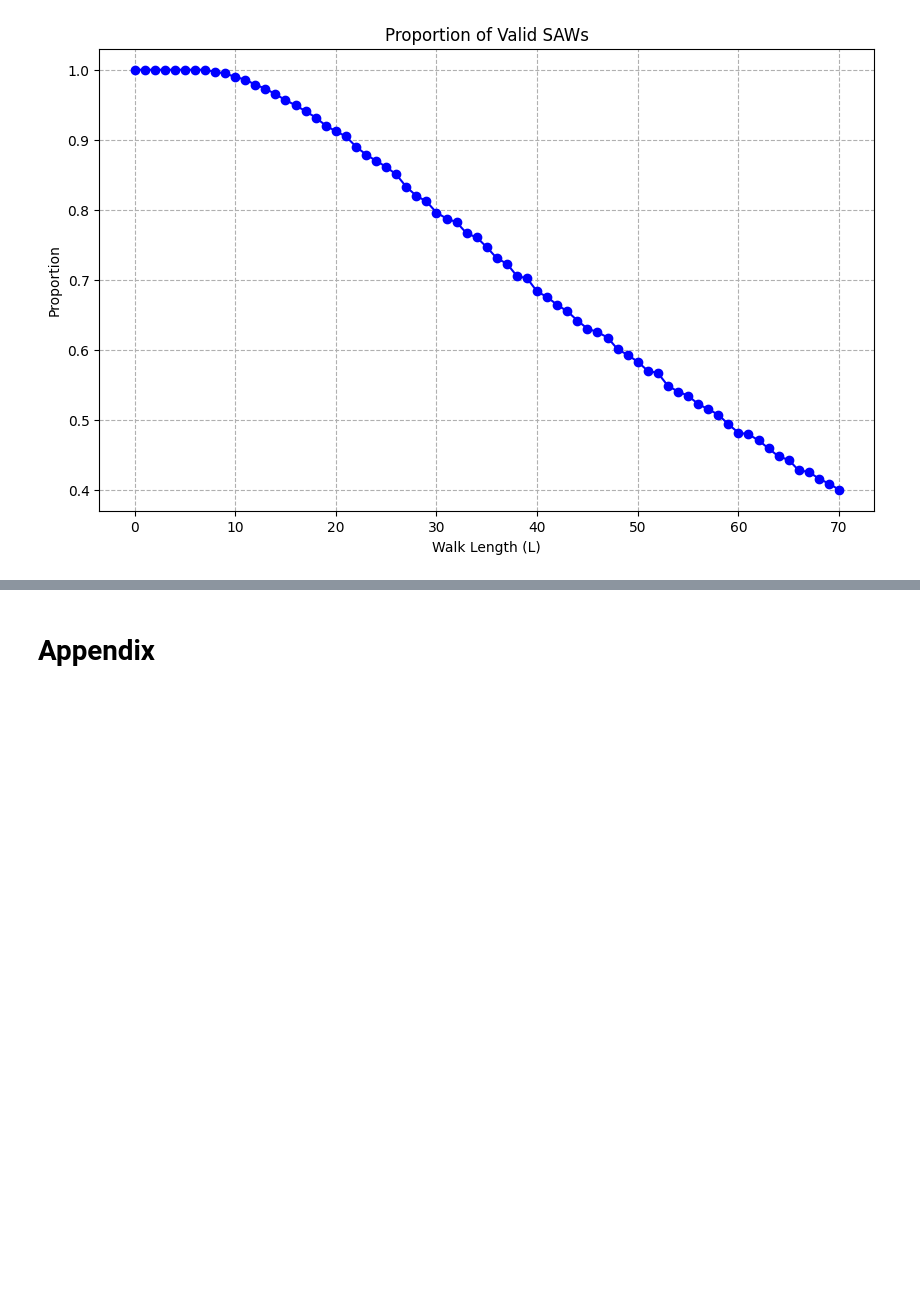
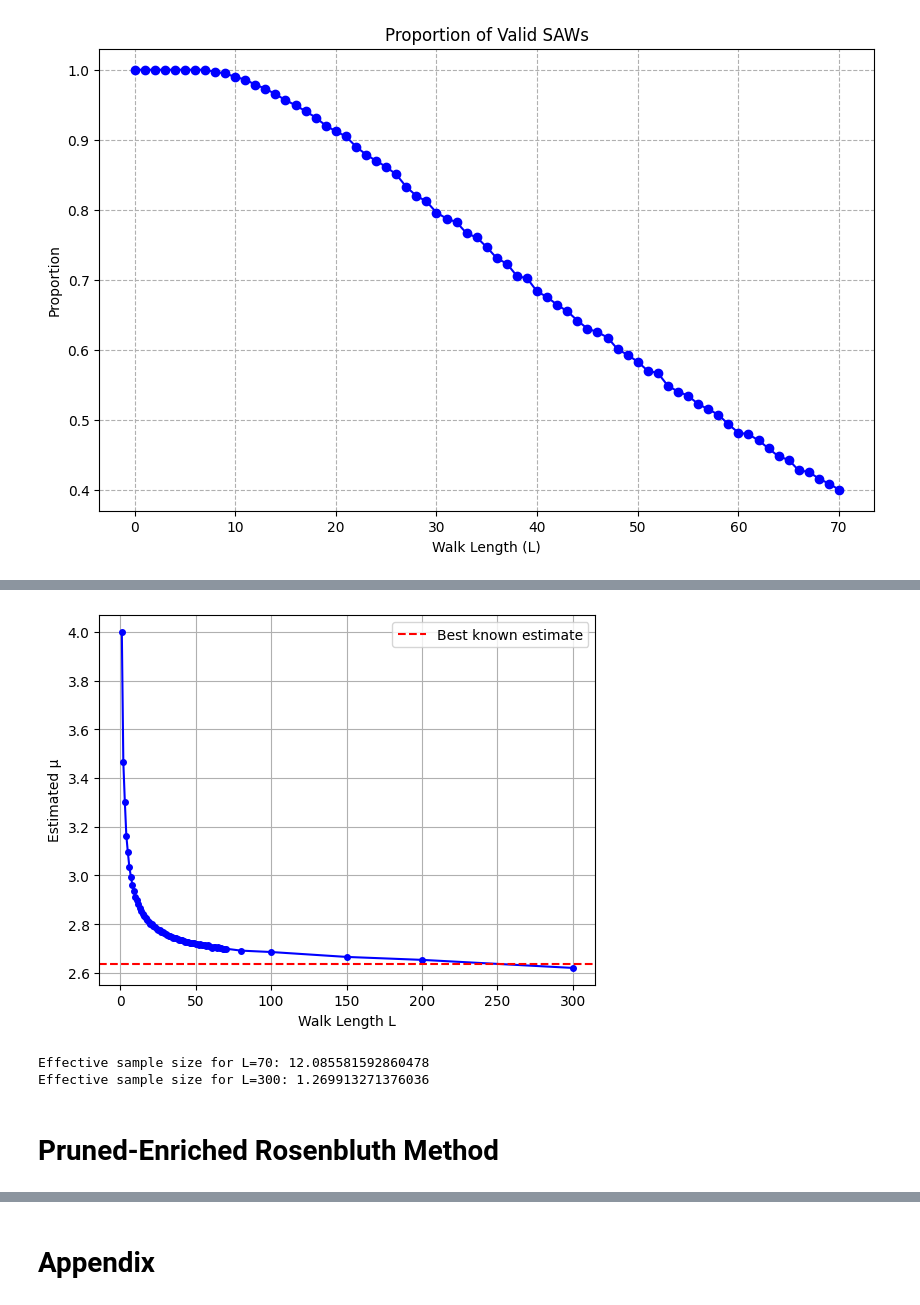
Before and after one commit to lebready/pathy-mcavoidy, a Jupyter notebook: SAW_Project.ipynb, the cells around one changed output, grey strips where cells are left out. Drawn from its saved outputs; the diff is of its cells as text; code cells hidden in the pictures; blank space fills up the shorter version.

```diff
--- a/SAW_Project.ipynb
+++ b/SAW_Project.ipynb
@@ -384,6 +318,11 @@ L = 70  # Walk length
 N = 30000  # Number of Monte Carlo trials
 results = [simulate_monte_carlo_ii(i, N) for i in range(0, L + 1)]
 true_values = all_true_values[:71]
+# %%
+# Calculate mu
+Ls = np.array([i for i in range(1, L + 1)])
+log_cL = np.array([math.log(result[0]) for result in results[1:]]) # Skip L=0, and use math.log as np.log will overflow
+mu_estimates = np.exp(log_cL / Ls)
 # %%
 np_results = np.array(results)
 results_count = np_results[:,0]
@@ -498,0 +369,41 @@ Estimated c_10: 16268.0
+# %%
+# Lets generate a few more SAWs with higher Ls
+more_Ls = [80, 100, 150, 200, 300] # Walk length
+N = 30000  # Number of Monte Carlo trials
+more_results = [simulate_monte_carlo_ii(i, N) for i in Ls]
+# %%
+# Calculate mu
+more_Ls = np.array(more_Ls)
+more_log_cL = np.array([math.log(result[0]) for result in more_results]) # Skip L=0, and use math.log as np.log will overflow
+more_mu_estimates = np.exp(more_log_cL / more_Ls)
+
+# concatencate the results
+Ls = np.concatenate((Ls, more_Ls))
+mu_estimates = np.concatenate((mu_estimates, more_mu_estimates))
+# %%
+plt.plot(Ls, mu_estimates, marker='o', linestyle='-', color='blue', markersize=4)
+plt.axhline(2.638, color='r', linestyle='--', label='Best known estimate')
+plt.xlabel("Walk Length L")
+plt.ylabel("Estimated μ")
+plt.legend()
+plt.grid()
+plt.show()
+# %% [output]
+[figure, added]
+# %%
+# Effective Sample size
+weights_70 = results[-1][2]
+weights_70 = 1/weights_70[weights_70 != 0]
+ess_70 = np.sum(weights_70)**2 / np.sum(weights_70**2)
+
+weights_300 = more_results[-1][2]
+weights_300 = 1/weights_300[weights_300 != 0]
+ess_300 = np.sum(weights_300)**2 / np.sum(weights_300**2)
+
+print(f"Effective sample size for L=70: {ess_70}")
+print(f"Effective sample size for L=300: {ess_300}")
+# %% [output]
+Effective sample size for L=70: 12.085581592860478
+Effective sample size for L=300: 1.269913271376036
+# %% [markdown]
+# Pruned-Enriched Rosenbluth Method
```
Also changed, not shown: parts of 33 cells of this notebook.
